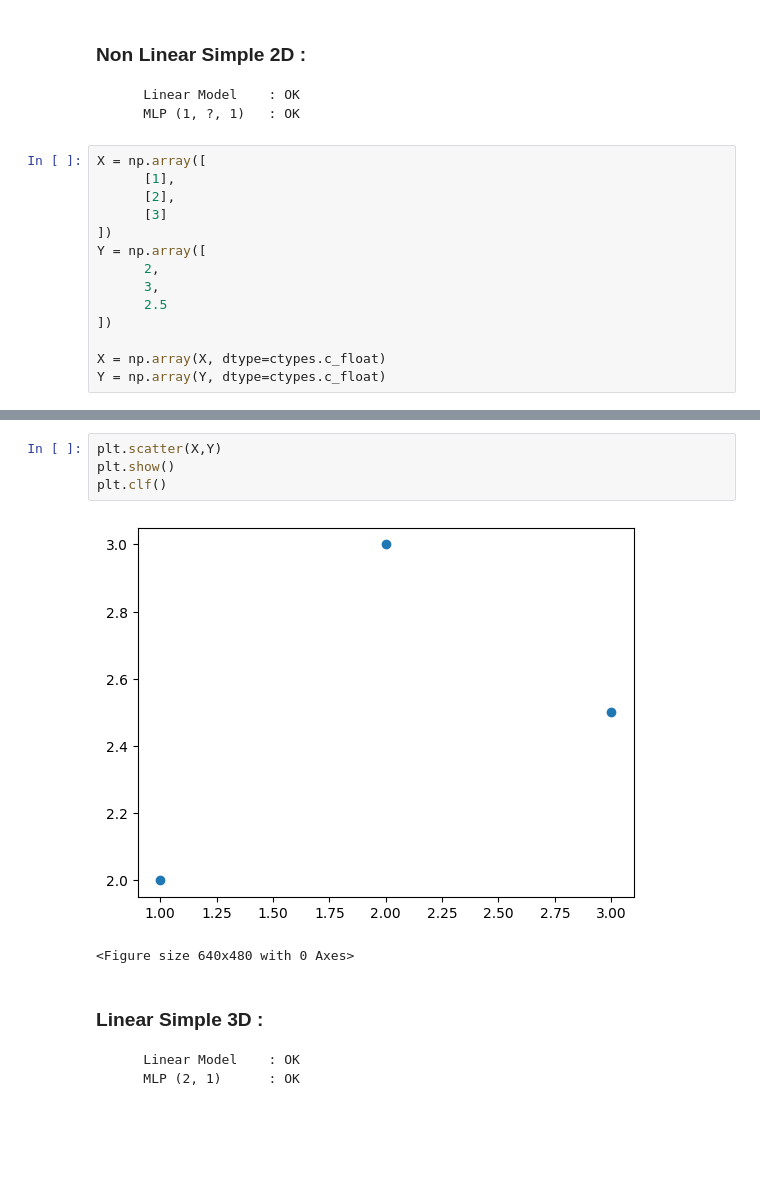
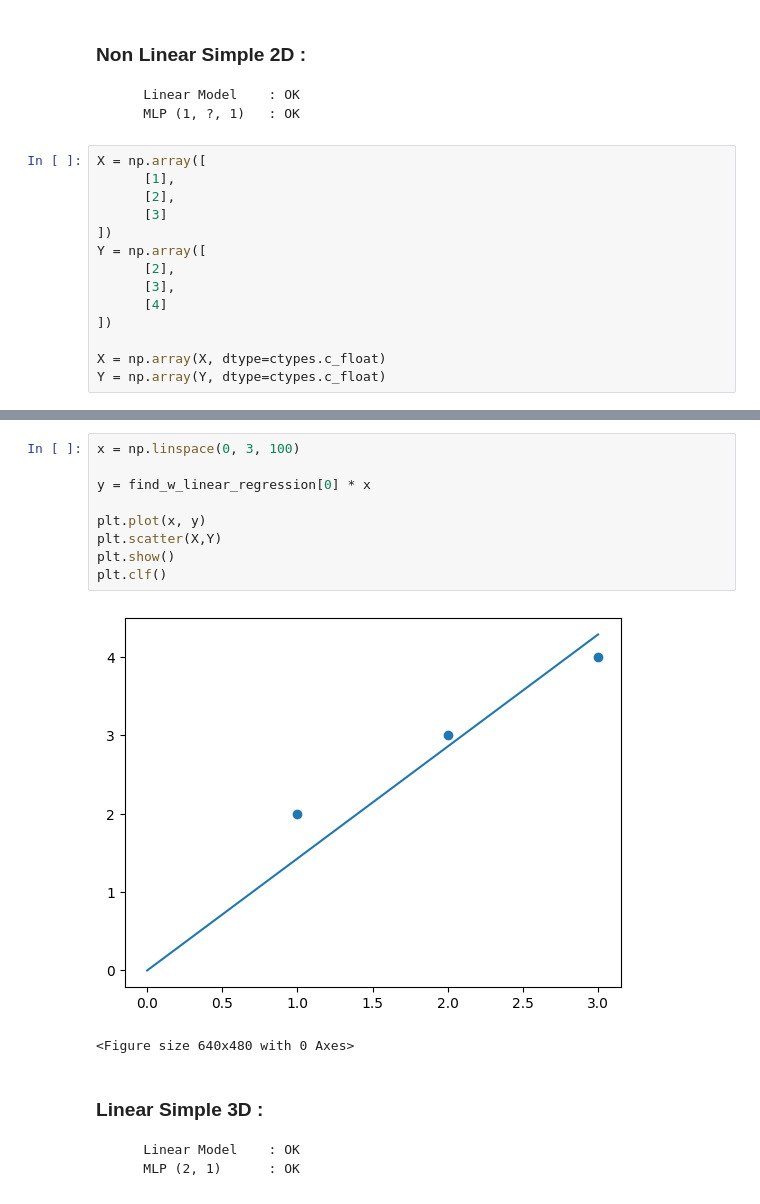
Before and after one commit to Elbub/3IABD2---Projet-annuel, a Jupyter notebook: tests_interops/notebook_test_interops_linear_classification.ipynb, the cells around one changed output, grey strips where cells are left out. Saved outputs shown, nothing was run; the diff lists cells and outputs as text; blank space fills up the shorter version.

Commit message:
cas tests KO regression linear

```diff
--- a/tests_interops/notebook_test_interops_linear_classification.ipynb
+++ b/tests_interops/notebook_test_interops_linear_classification.ipynb
@@ -1118,9 +1118,9 @@ X = np.array([
       [3]
 ])
 Y = np.array([
-      2,
-      3,
-      2.5
+      [2],
+      [3],
+      [4]
 ])
 
 X = np.array(X, dtype=ctypes.c_float)
@@ -1128,9 +1182,14 @@ Y = np.array(Y, dtype=ctypes.c_float)
 # %%
+x = np.linspace(0, 3, 100)
+
+y = find_w_linear_regression[0] * x
+
+plt.plot(x, y)
 plt.scatter(X,Y)
 plt.show()
 plt.clf()
 # %% [output]
-[figure, old version]
+[figure, new version]
 <Figure size 640x480 with 0 Axes>
 # %% [markdown]
 ### Linear Simple 3D :
```
Also changed, not shown: parts of 6 cells of this notebook.
